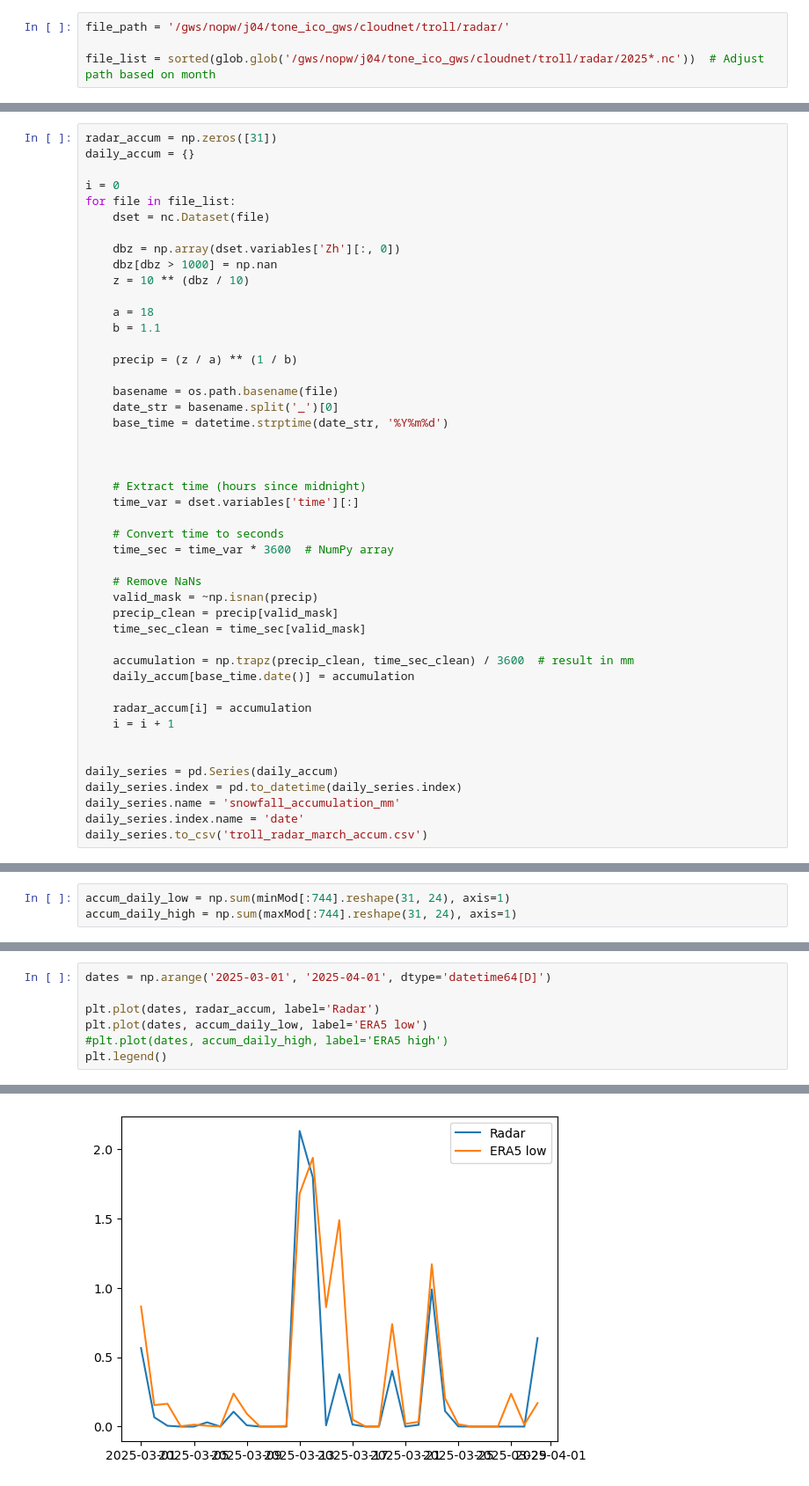
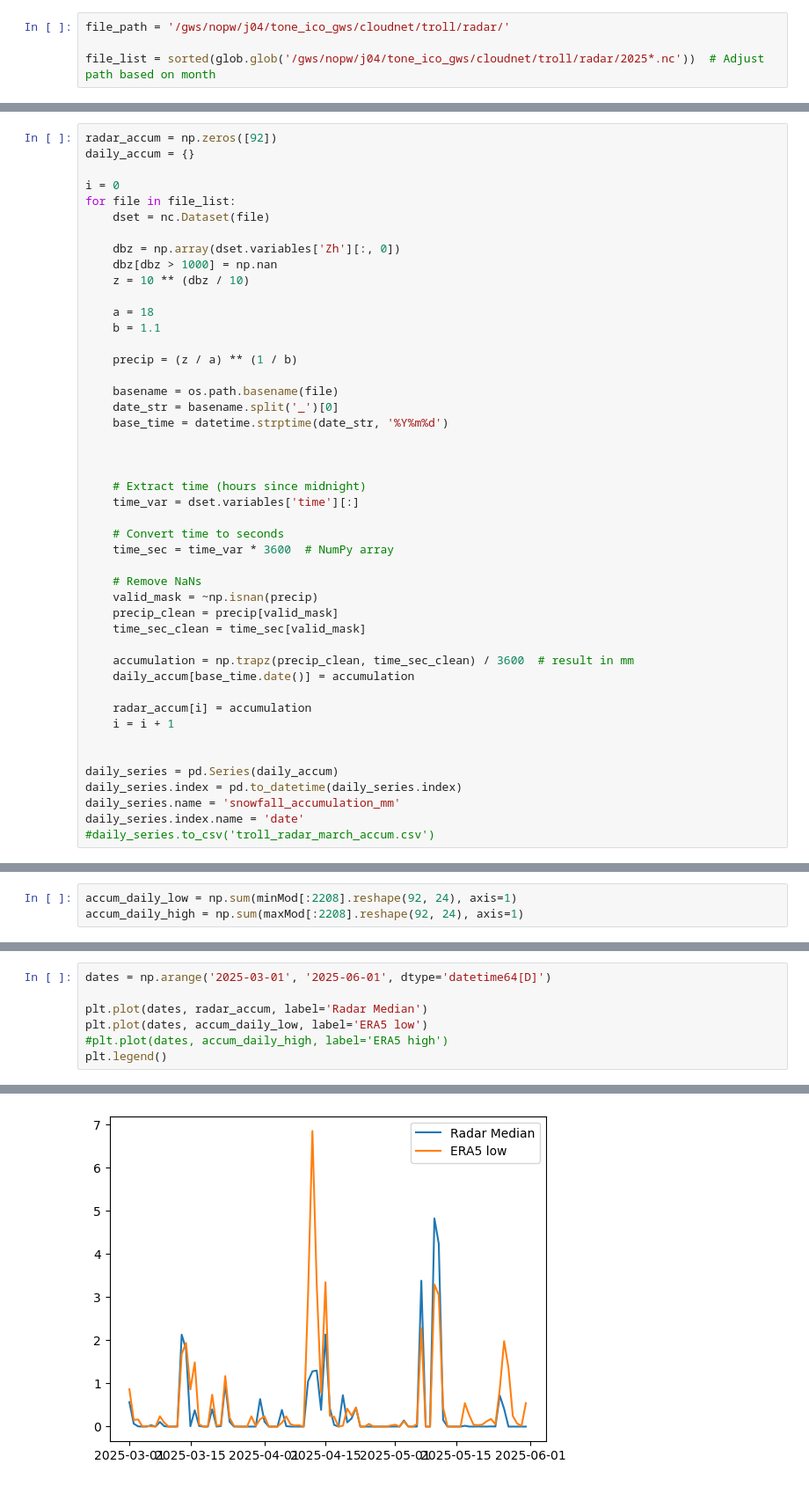
Before and after one commit to Troll-Observing-Network/neumayer-snowfall, a Jupyter notebook: TrollMarchAccum.ipynb, the cells around one changed output, grey strips where cells are left out. Shown at 88% size. Drawn from its saved outputs; the diff is of its cells as text.

```diff
--- a/TrollMarchAccum.ipynb
+++ b/TrollMarchAccum.ipynb
@@ -57,5 +14,5 @@ filling off
 # %%
-radar_accum = np.zeros([31])
+radar_accum = np.zeros([92])
 daily_accum = {}
 
 i = 0
@@ -99,4 +56,4 @@ daily_series = pd.Series(daily_accum)
 daily_series.index = pd.to_datetime(daily_series.index)
 daily_series.name = 'snowfall_accumulation_mm'
 daily_series.index.name = 'date'
-daily_series.to_csv('troll_radar_march_accum.csv')
+#daily_series.to_csv('troll_radar_march_accum.csv')
@@ -203,6 +82,6 @@ print(eraLowerAccum)
 # %%
-accum_daily_low = np.sum(minMod[:744].reshape(31, 24), axis=1)
-accum_daily_high = np.sum(maxMod[:744].reshape(31, 24), axis=1)
+accum_daily_low = np.sum(minMod[:2208].reshape(92, 24), axis=1)
+accum_daily_high = np.sum(maxMod[:2208].reshape(92, 24), axis=1)
 # %%
 plt.scatter(accum_daily_low, radar_accum)
 plt.xlabel("ERA5")
@@ -311,12 +192,12 @@ plt.plot(np.arange(0, 4), np.arange(0, 4), c='g')
 # %%
-dates = np.arange('2025-03-01', '2025-04-01', dtype='datetime64[D]')
+dates = np.arange('2025-03-01', '2025-06-01', dtype='datetime64[D]')
 
-plt.plot(dates, radar_accum, label='Radar')
+plt.plot(dates, radar_accum, label='Radar Median')
 plt.plot(dates, accum_daily_low, label='ERA5 low')
 #plt.plot(dates, accum_daily_high, label='ERA5 high')
 plt.legend()
 # %% [output]
 <matplotlib.legend.Legend at 0x...>
-[figure, old version]
+[figure, new version]
 # %%
 print("Radar accumulation = " + str(np.sum(radar_accum)) + " mm")
```
Also changed, not shown: parts of 15 cells of this notebook, 1 other file.
